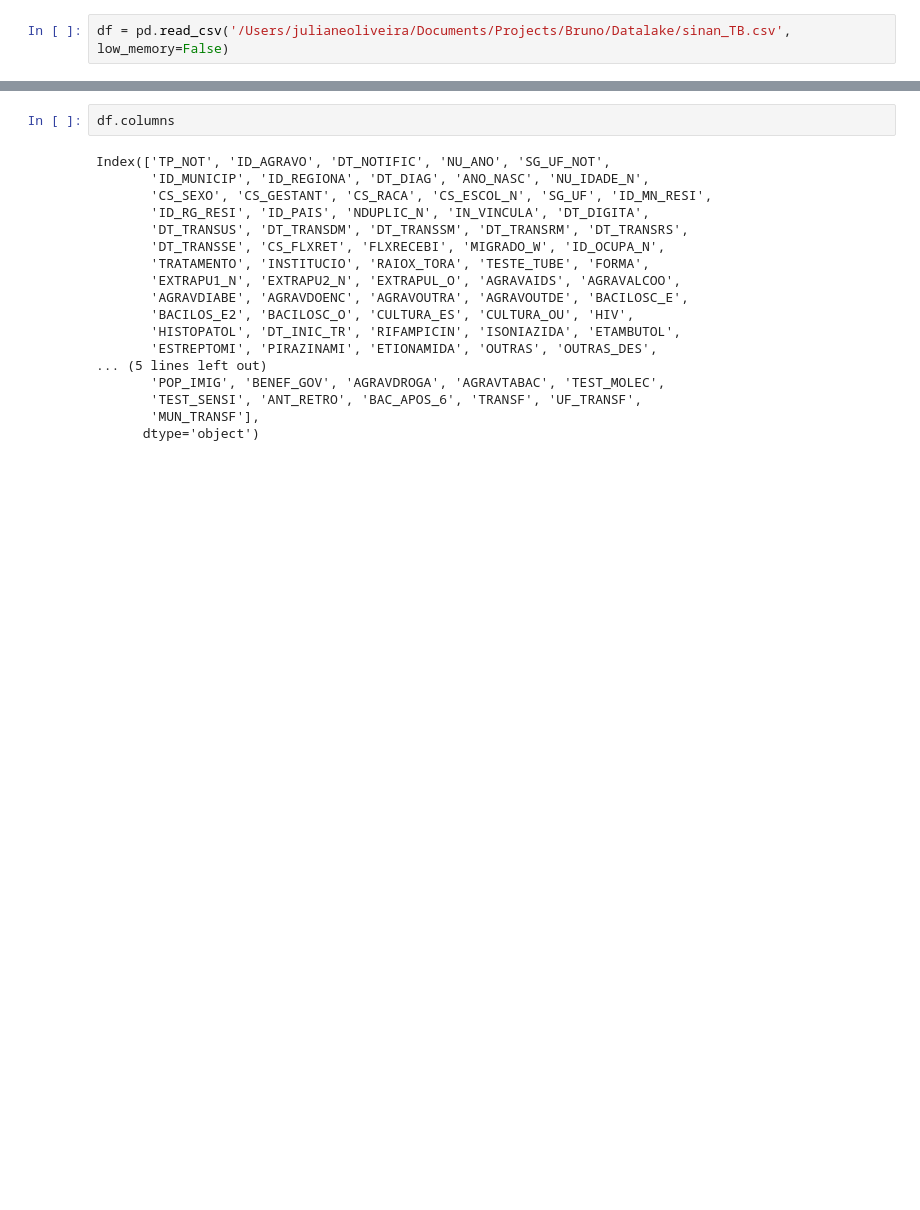
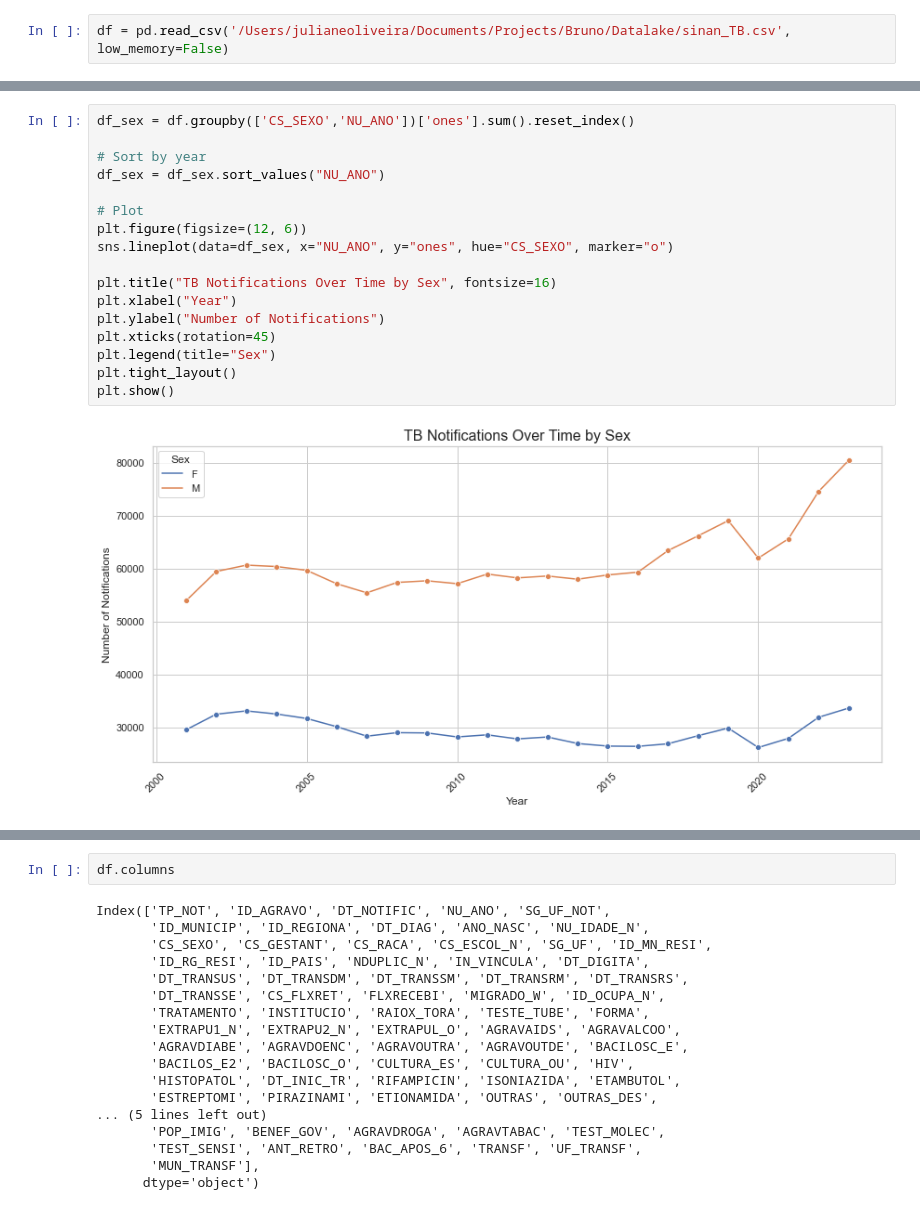
Before and after one commit to Julian-sun/Modelling_health_outcome_indigenous_pop, a Jupyter notebook: Temporary/TB_descriptive.ipynb, the cells around one changed output, grey strips where cells are left out. Drawn from its saved outputs; the diff is of its cells as text; blank space fills up the shorter version.

```diff
--- a/Temporary/TB_descriptive.ipynb
+++ b/Temporary/TB_descriptive.ipynb
@@ -6,0 +130,19 @@ df = pd.read_csv('/Users/julianeoliveira/Documents/Projects/Bruno/Datalake/sinan
+# %%
+df_sex = df.groupby(['CS_SEXO','NU_ANO'])['ones'].sum().reset_index()
+
+# Sort by year
+df_sex = df_sex.sort_values("NU_ANO")
+
+# Plot
+plt.figure(figsize=(12, 6))
+sns.lineplot(data=df_sex, x="NU_ANO", y="ones", hue="CS_SEXO", marker="o")
+
+plt.title("TB Notifications Over Time by Sex", fontsize=16)
+plt.xlabel("Year")
+plt.ylabel("Number of Notifications")
+plt.xticks(rotation=45)
+plt.legend(title="Sex")
+plt.tight_layout()
+plt.show()
+# %% [output]
+[figure, added]
```
Also changed, not shown: parts of 31 cells of this notebook, 6 other files.
